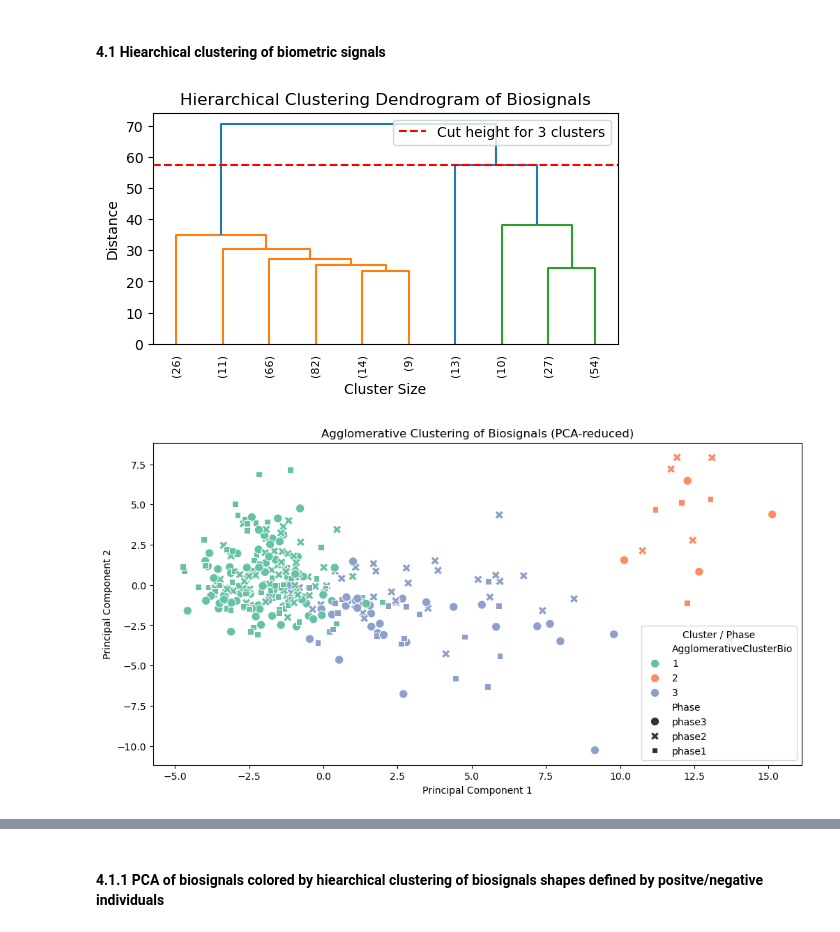
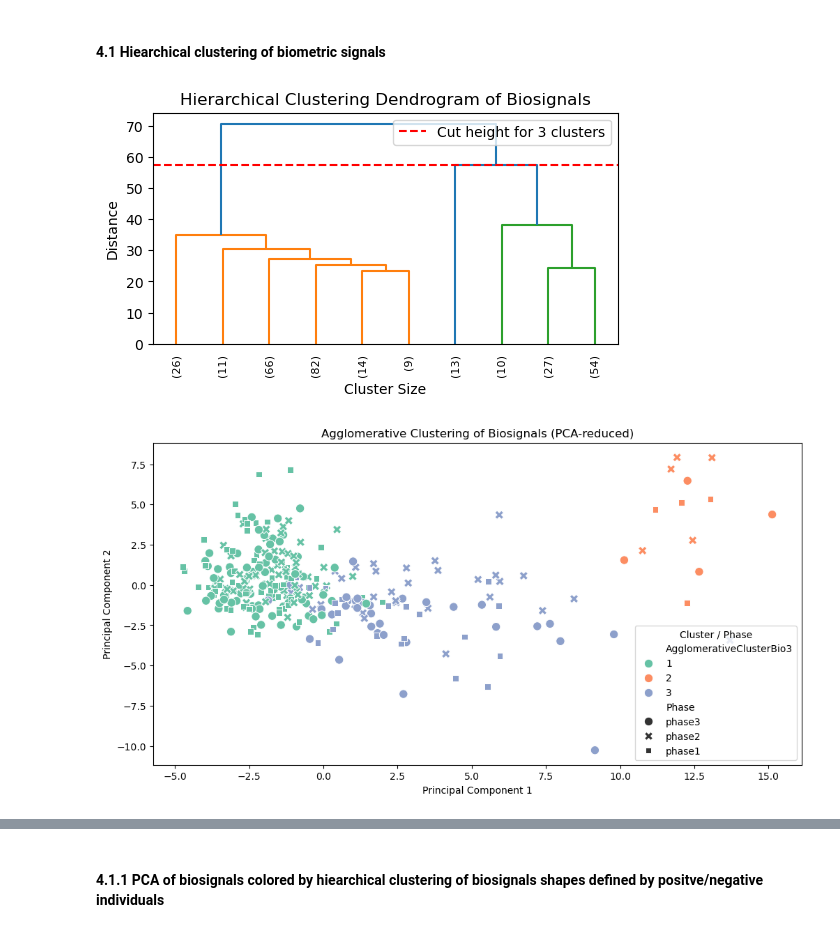
Before and after one commit to AntonWangDTU/case_2, a Jupyter notebook: src_anton/case_2_data.ipynb, the cells around one changed output, grey strips where cells are left out. Cells and saved outputs as stored; diff of their text form; code cells hidden in the pictures.

```diff
--- a/src_anton/case_2_data.ipynb
+++ b/src_anton/case_2_data.ipynb
@@ -226,37 +226,38 @@ dendrogram(Z,
            p=10)
 plt.axhline(y=cut_height, c='red', linestyle='--', label=f'Cut height for {n_clusters} clusters')
 plt.legend()
+plt.savefig('../plots/dendrogram_biosignals_3_clusters.png', dpi=300, bbox_inches='tight')
 plt.show()
 
 # --- Optional: Cut the dendrogram to form flat clusters ---
 # Here we choose to form 3 clusters (you can change 3 to another number)
 
 cluster_labels = fcluster(Z, t=n_clusters, criterion='maxclust')
 
 # --- Add the cluster labels back to the dataset ---
-data_pd['AgglomerativeClusterBio'] = cluster_labels
+data_pd['AgglomerativeClusterBio3'] = cluster_labels
 
 # --- (Optional) Visualize clusters using PCA ---
 pca = PCA(n_components=2)
 pca_components = pca.fit_transform(biometric_scaled)
 
 
 
 # Plot
 plt.figure(figsize=(12, 6))
 sns.scatterplot(
     x=pca_components[:, 0],
     y=pca_components[:, 1],
-    hue=data_pd['AgglomerativeClusterBio'],       # color by cluster
+    hue=data_pd['AgglomerativeClusterBio3'],       # color by cluster
     style=data_pd['Phase'],                    # shape by phase
     palette='Set2',
     s=80                                       # optional: size of points
 )
 plt.title('Agglomerative Clustering of Biosignals (PCA-reduced)')
 plt.xlabel('Principal Component 1')
 plt.ylabel('Principal Component 2')
 plt.legend(title='Cluster / Phase')
 plt.show()
 # %% [output]
 [figure]
-[figure, old version]
+[figure, new version]
```
Also changed, not shown: parts of 9 cells of this notebook.
